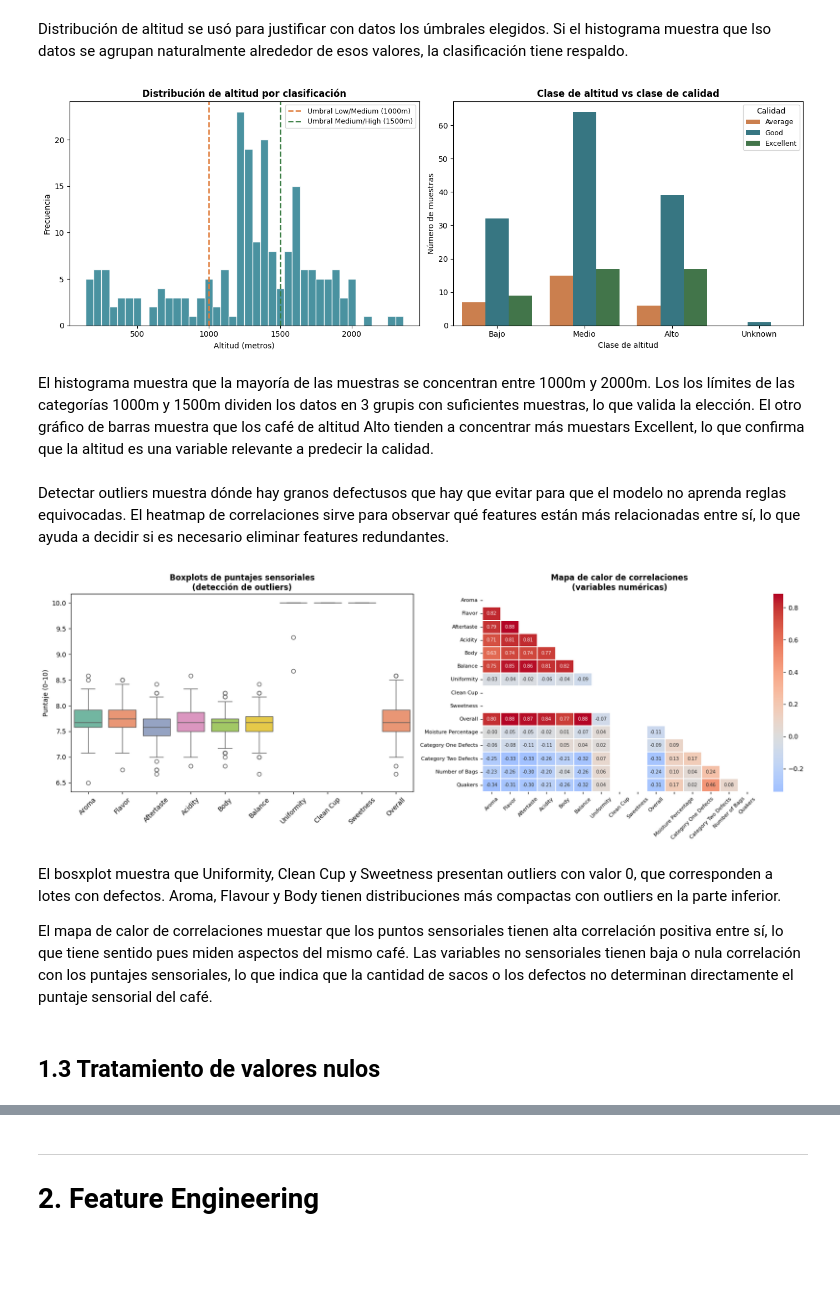
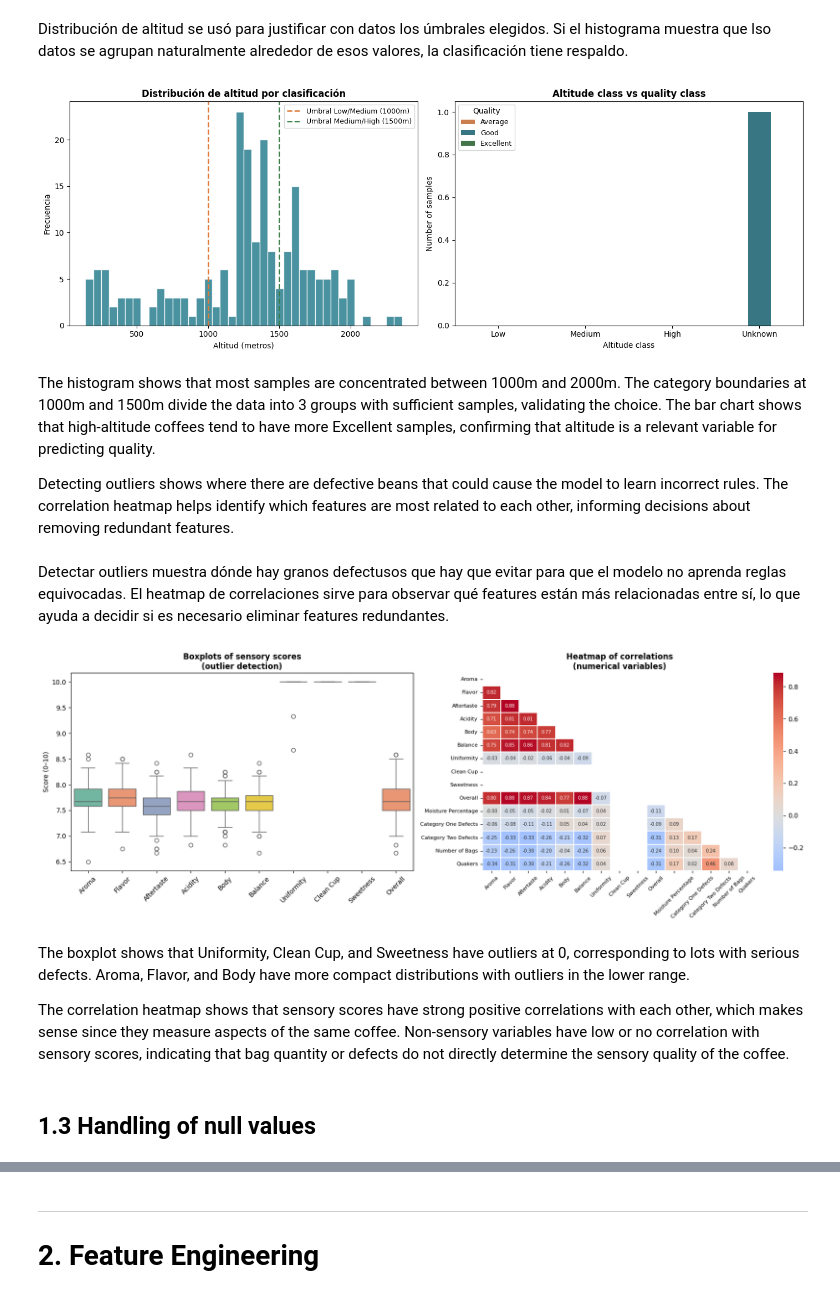
Before and after one commit to ruthsepulveda/ml_coursework, a Jupyter notebook: coffee_quality_ml.ipynb, the cells around one changed output, grey strips where cells are left out. Cells and saved outputs as stored; diff of their text form; code cells hidden in the pictures; blank space fills up the shorter version.

```diff
--- a/coffee_quality_ml.ipynb
+++ b/coffee_quality_ml.ipynb
@@ -446,57 +450,59 @@ Los puntajes sensociales muestran una tendencia creciente de Average a Excelente
 # %% [markdown]
 Distribución de altitud se usó para justificar con datos los úmbrales elegidos. Si el histograma muestra que lso datos se agrupan naturalmente alrededor de esos valores, la clasificación tiene respaldo.
 # %%
-# Histograma con las clasificaciones de altura
+# Histogram showing height classifications
 fig, axes = plt.subplots(1, 2, figsize=(14, 5))
 
 axes[0].hist(coffee['Altitude_m'].dropna(), bins=40,
              color='#2A7F8F', edgecolor='white', alpha=0.85)
 axes[0].axvline(1000, color='#E07B39', linestyle='--', linewidth=1.8,
                 label='Umbral Low/Medium (1000m)')
 axes[0].axvline(1500, color='#3A7D44', linestyle='--', linewidth=1.8,
                 label='Umbral Medium/High (1500m)')
 axes[0].set_title('Distribución de altitud por clasificación',
                   fontsize=12, fontweight='bold')
 axes[0].set_xlabel('Altitud (metros)')
 axes[0].set_ylabel('Frecuencia')
 axes[0].legend(fontsize=9)
 
-# Conteo por clase de altitud vs clase de calidad
-alt_order = ['Bajo', 'Medio', 'Alto', 'Unknown']
+# Count by altitude class vs. quality class
+alt_order = ['Low', 'Medium', 'High', 'Unknown']
 sns.countplot(data=coffee, x='Altitude_Class', hue='Quality Class',
               order=alt_order, hue_order=order_clase,
               palette=palette, ax=axes[1])
-axes[1].set_title('Clase de altitud vs clase de calidad',
+axes[1].set_title('Altitude class vs quality class',
                   fontsize=12, fontweight='bold')
-axes[1].set_xlabel('Clase de altitud')
-axes[1].set_ylabel('Número de muestras')
-axes[1].legend(title='Calidad', fontsize=9)
+axes[1].set_xlabel('Altitude class')
+axes[1].set_ylabel('Number of samples')
+axes[1].legend(title='Quality', fontsize=9)
 
 plt.tight_layout()
 plt.show()
 # %% [output]
-[figure, old version]
+[figure, new version]
-# %% [markdown]
-El histograma muestra que la mayoría de las muestras se concentran entre 1000m y 2000m. Los los límites de las categorías 1000m y 1500m dividen los datos en 3 grupis con suficientes muestras, lo que valida la elección. El otro gráfico de barras muestra que los café de altitud Alto tienden a concentrar más muestars Excellent, lo que confirma que la altitud es una variable relevante a predecir la calidad.
+# %% [markdown]
+The histogram shows that most samples are concentrated between 1000m and 2000m. The category boundaries at 1000m and 1500m divide the data into 3 groups with sufficient samples, validating the choice. The bar chart shows that high-altitude coffees tend to have more Excellent samples, confirming that altitude is a relevant variable for predicting quality.
+
+Detecting outliers shows where there are defective beans that could cause the model to learn incorrect rules. The correlation heatmap helps identify which features are most related to each other, informing decisions about removing redundant features.
 # %% [markdown]
 Detectar outliers muestra dónde hay granos defectusos que hay que evitar para que el modelo no aprenda reglas equivocadas. El heatmap de correlaciones sirve para observar qué features están más relacionadas entre sí, lo que ayuda a decidir si es necesario eliminar features redundantes.
 # %%
 fig, axes = plt.subplots(1, 2, figsize=(17, 6))
 
-# Boxplots de outliers
+# Boxplots of outliers
 sensory_cols = ['Aroma', 'Flavor', 'Aftertaste', 'Acidity', 'Body', 'Balance',
                'Uniformity', 'Clean Cup', 'Sweetness', 'Overall']
 
-df_melt = coffee[sensory_cols].melt(var_name='Puntaje', value_name='Valor')
-sns.boxplot(data=df_melt, x='Puntaje', y='Valor',
+df_melt = coffee[sensory_cols].melt(var_name='Score', value_name='Value')
+sns.boxplot(data=df_melt, x='Score', y='Value',
             palette='Set2', ax=axes[0])
-axes[0].set_title('Boxplots de puntajes sensoriales\n(detección de outliers)',
+axes[0].set_title('Boxplots of sensory scores\n(outlier detection)',
                   fontsize=12, fontweight='bold')
 axes[0].set_xlabel('')
-axes[0].set_ylabel('Puntaje (0–10)')
+axes[0].set_ylabel('Score (0–10)')
 axes[0].tick_params(axis='x', rotation=45)
 
-# Heatmap de correlaciones
+# Correlation heatmap
 num_cols_corr = sensory_cols + ['Moisture Percentage', 'Category One Defects',
                                'Category Two Defects', 'Number of Bags', 'Quakers']
 corr_matrix = coffee[num_cols_corr].corr()
@@ -505,7 +511,7 @@ mask = np.triu(np.ones_like(corr_matrix, dtype=bool))
 sns.heatmap(corr_matrix, mask=mask, annot=True, fmt='.2f',
             cmap='coolwarm', center=0, linewidths=0.3,
             annot_kws={'size': 7}, ax=axes[1])
-axes[1].set_title('Mapa de calor de correlaciones\n(variables numéricas)',
+axes[1].set_title('Heatmap of correlations\n(numerical variables)',
                   fontsize=12, fontweight='bold')
 axes[1].tick_params(axis='x', rotation=45, labelsize=8)
 axes[1].tick_params(axis='y', labelsize=8)
@@ -513,11 +519,11 @@ axes[1].tick_params(axis='y', labelsize=8)
 plt.tight_layout()
 plt.show()
 # %% [output]
-[figure, old version]
+[figure, new version]
-# %% [markdown]
-El bosxplot muestra que Uniformity, Clean Cup y Sweetness presentan outliers con valor 0, que corresponden a lotes con defectos. Aroma, Flavour y Body tienen distribuciones más compactas con outliers en la parte inferior.
-
-El mapa de calor de correlaciones muestar que los puntos sensoriales tienen alta correlación positiva entre sí, lo que tiene sentido pues miden aspectos del mismo café. Las variables no sensoriales tienen baja o nula correlación con los puntajes sensoriales, lo que indica que la cantidad de sacos o los defectos no determinan directamente el puntaje sensorial del café.
-# %% [markdown]
-## 1.3 Tratamiento de valores nulos
+# %% [markdown]
+The boxplot shows that Uniformity, Clean Cup, and Sweetness have outliers at 0, corresponding to lots with serious defects. Aroma, Flavor, and Body have more compact distributions with outliers in the lower range.
+
+The correlation heatmap shows that sensory scores have strong positive correlations with each other, which makes sense since they measure aspects of the same coffee. Non-sensory variables have low or no correlation with sensory scores, indicating that bag quantity or defects do not directly determine the sensory quality of the coffee.
+# %% [markdown]
+## 1.3 Handling of null values
 # %%
```
Also changed, not shown: parts of 92 cells of this notebook.
